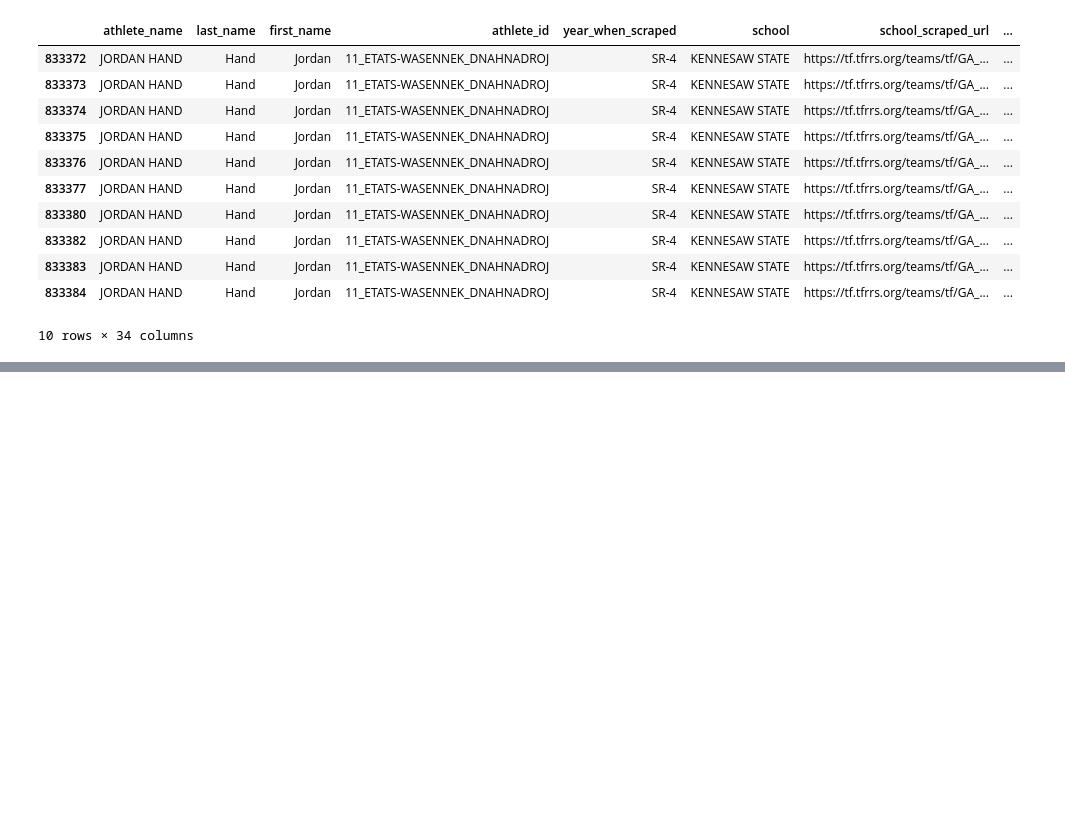
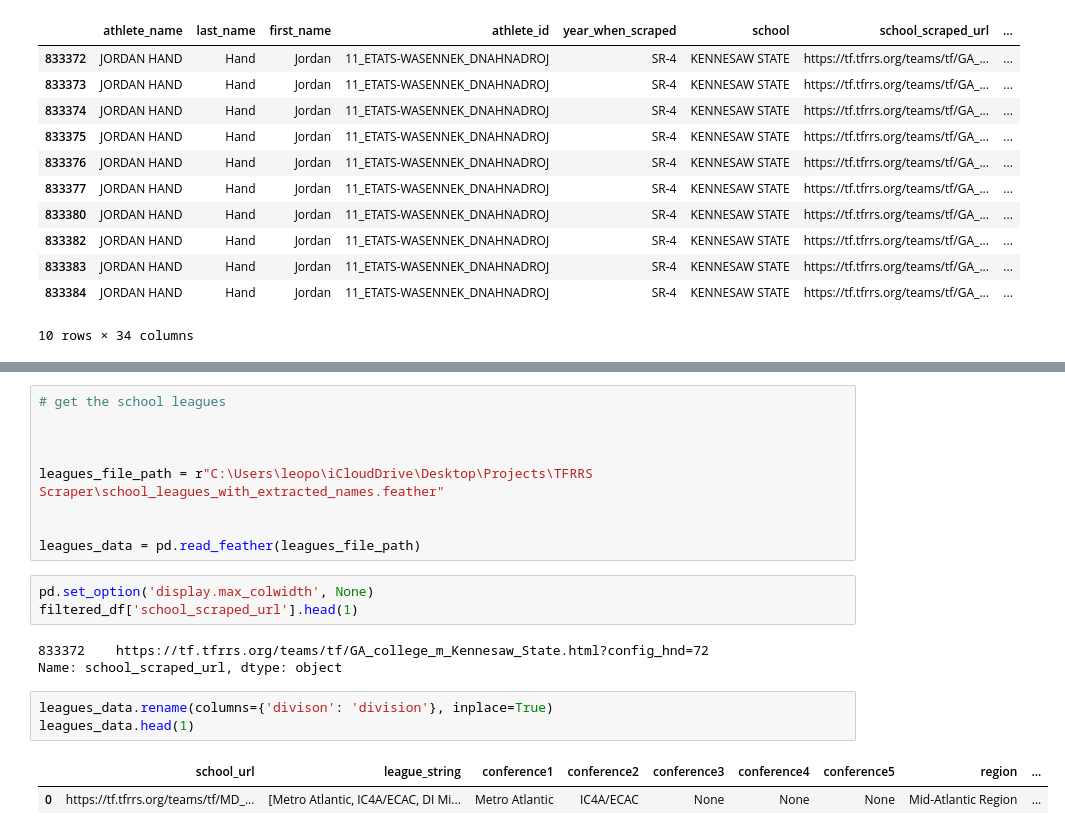
Before and after one commit to stanski901/exploring_tfrrs, a Jupyter notebook: initial_explore.ipynb, the cells around one changed output, grey strips where cells are left out. Drawn from its saved outputs; the diff is of its cells as text; blank space fills up the shorter version.

```diff
--- a/initial_explore.ipynb
+++ b/initial_explore.ipynb
@@ -101,0 +151,21 @@ See the caveats in the documentation: https://pandas.pydata.org/pandas-docs/stab
+# %%
+# get the school leagues
+
+
+
+leagues_file_path = r"C:\Users\leopo\iCloudDrive\Desktop\Projects\TFRRS Scraper\school_leagues_with_extracted_names.feather"
+
+
+leagues_data = pd.read_feather(leagues_file_path)
+# %%
+pd.set_option('display.max_colwidth', None)
+filtered_df['school_scraped_url'].head(1)
+# %% [output]
+833372    https://tf.tfrrs.org/teams/tf/GA_college_m_Kennesaw_State.html?config_hnd=72
+Name: school_scraped_url, dtype: object
+# %%
+leagues_data.rename(columns={'divison': 'division'}, inplace=True)
+leagues_data.head(1)
+# %% [output]
+|  | school_url | league_string | conference1 | conference2 | conference3 | conference4 | conference5 | region | ... |
+| 0 | https://tf.tfrrs.org/teams/tf/MD_... | [Metro Atlantic, IC4A/ECAC, DI Mi... | Metro Atlantic | IC4A/ECAC | None | None | None | Mid-Atlantic Region | ... |
```
Also changed, not shown: parts of 15 cells of this notebook.
